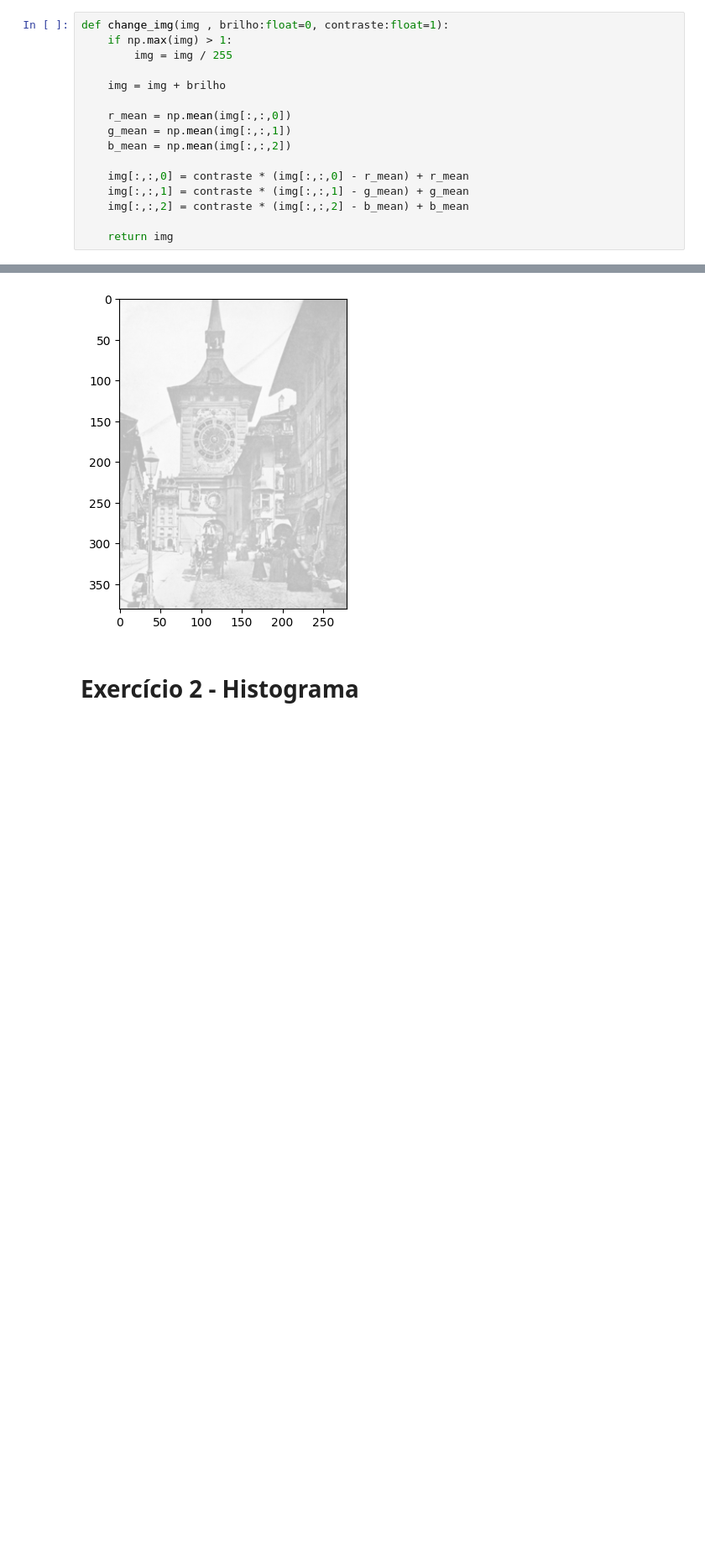
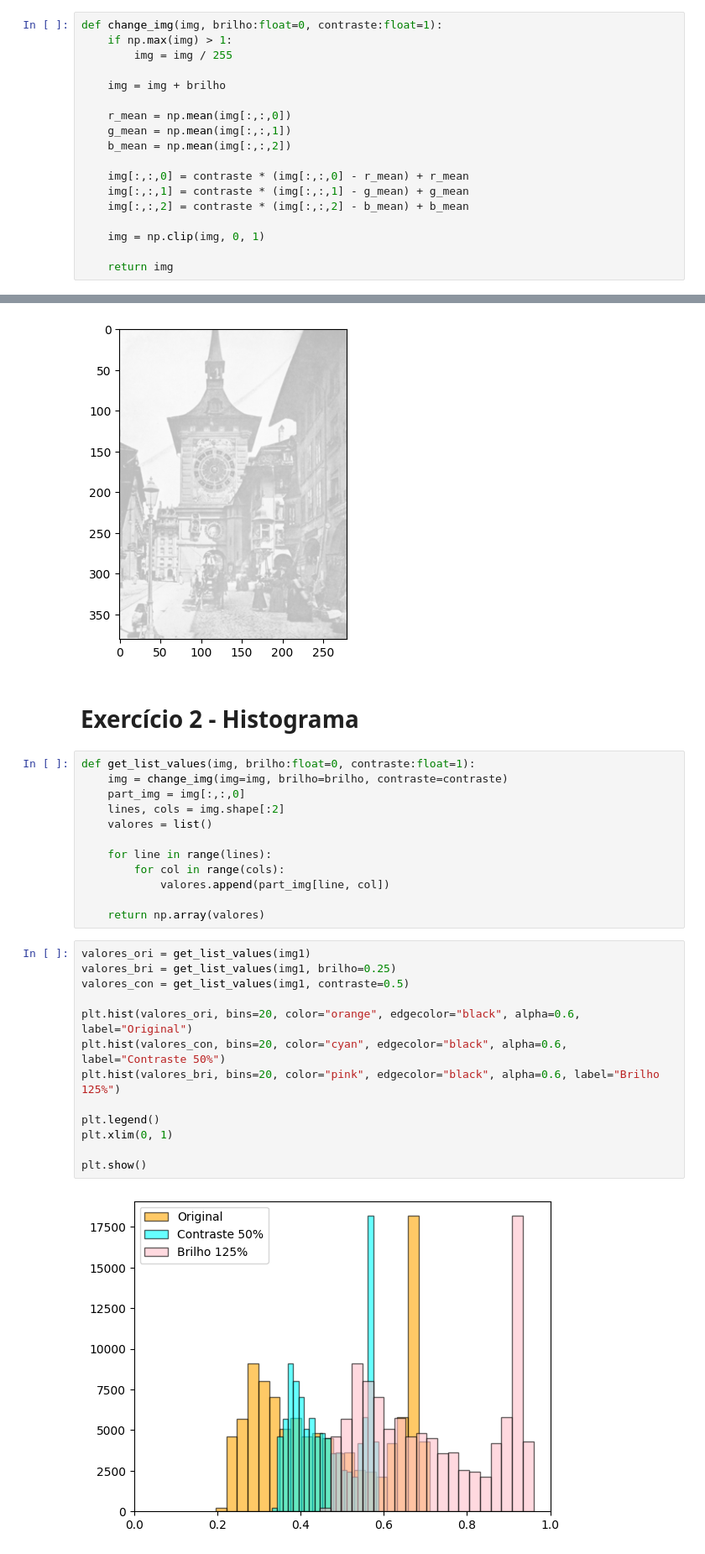
Before and after one commit to scrocha/visao-computacional-2024, a Jupyter notebook: Lista_03/Lista_03_Sillas.ipynb, the cells around one changed output, grey strips where cells are left out. Shown at 84% size. Cells and saved outputs as stored; diff of their text form; blank space fills up the shorter version.

```diff
--- a/Lista_03/Lista_03_Sillas.ipynb
+++ b/Lista_03/Lista_03_Sillas.ipynb
@@ -18,7 +18,7 @@ plt.imshow(img1)
 <matplotlib.image.AxesImage at 0x...>
 [figure]
 # %%
-def change_img(img , brilho:float=0, contraste:float=1):
+def change_img(img, brilho:float=0, contraste:float=1):
     if np.max(img) > 1:
         img = img / 255
 
@@ -32,6 +32,8 @@ def change_img(img , brilho:float=0, contraste:float=1):
     img[:,:,1] = contraste * (img[:,:,1] - g_mean) + g_mean
     img[:,:,2] = contraste * (img[:,:,2] - b_mean) + b_mean
 
+    img = np.clip(img, 0, 1)
+
     return img
 # %%
 img2 = change_img(img1, 0.4, 0.5)
@@ -41,3 +43,30 @@ plt.imshow(img2)
 [figure]
 # %% [markdown]
 # Exercício 2 - Histograma
+# %%
+def get_list_values(img, brilho:float=0, contraste:float=1):
+    img = change_img(img=img, brilho=brilho, contraste=contraste)
+    part_img = img[:,:,0]
+    lines, cols = img.shape[:2]
+    valores = list()
+
+    for line in range(lines):
+        for col in range(cols):
+            valores.append(part_img[line, col])
+
+    return np.array(valores)
+# %%
+valores_ori = get_list_values(img1)
+valores_bri = get_list_values(img1, brilho=0.25)
+valores_con = get_list_values(img1, contraste=0.5)
+
+plt.hist(valores_ori, bins=20, color="orange", edgecolor="black", alpha=0.6, label="Original")
+plt.hist(valores_con, bins=20, color="cyan", edgecolor="black", alpha=0.6, label="Contraste 50%")
+plt.hist(valores_bri, bins=20, color="pink", edgecolor="black", alpha=0.6, label="Brilho 125%")
+
+plt.legend()
+plt.xlim(0, 1)
+
+plt.show()
+# %% [output]
+[figure, added]
```
Also changed, not shown: parts of 2 cells of this notebook.
